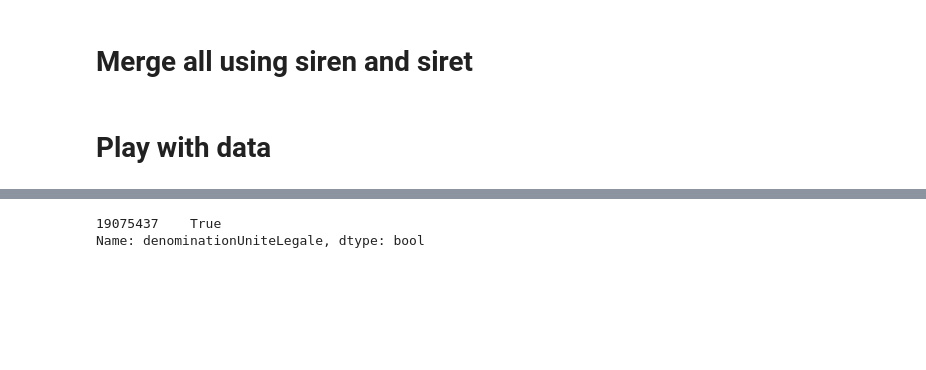
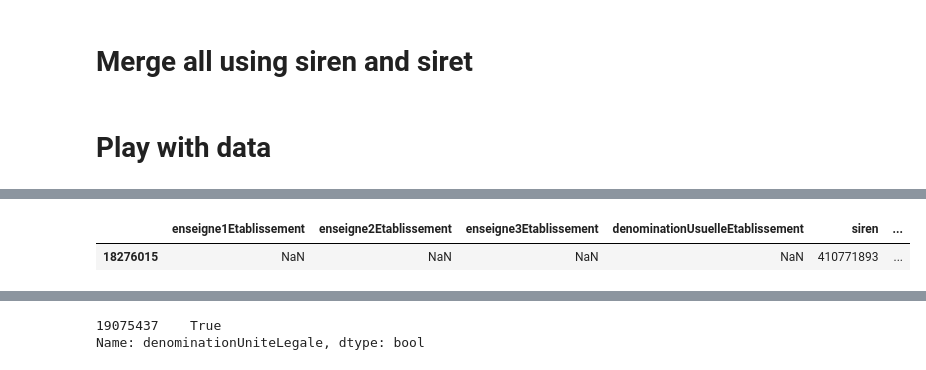
Before and after one commit to SocialGouv/recherche-entreprises, a Jupyter notebook: data_parsing.ipynb, the cells around one changed output, grey strips where cells are left out. Drawn from its saved outputs; the diff is of its cells as text; code cells hidden in the pictures; blank space fills up the shorter version.

```diff
--- a/data_parsing.ipynb
+++ b/data_parsing.ipynb
@@ -79,3 +106,8 @@ with_cc[with_cc["trancheEffectifsUniteLegale"] == 0]
+# %%
+all_geo[all_geo["siret"] == 41077189300022]
+# %% [output]
+|  | enseigne1Etablissement | enseigne2Etablissement | enseigne3Etablissement | denominationUsuelleEtablissement | siren | ... |
+| 18276015 | NaN | NaN | NaN | NaN | 410771893 | ... |
 # %%
 with_cc[with_cc["denominationUniteLegale"] == "ZARA FRANCE"]
 # %% [output]
```
Also changed, not shown: parts of 16 cells of this notebook, 6 other files.
